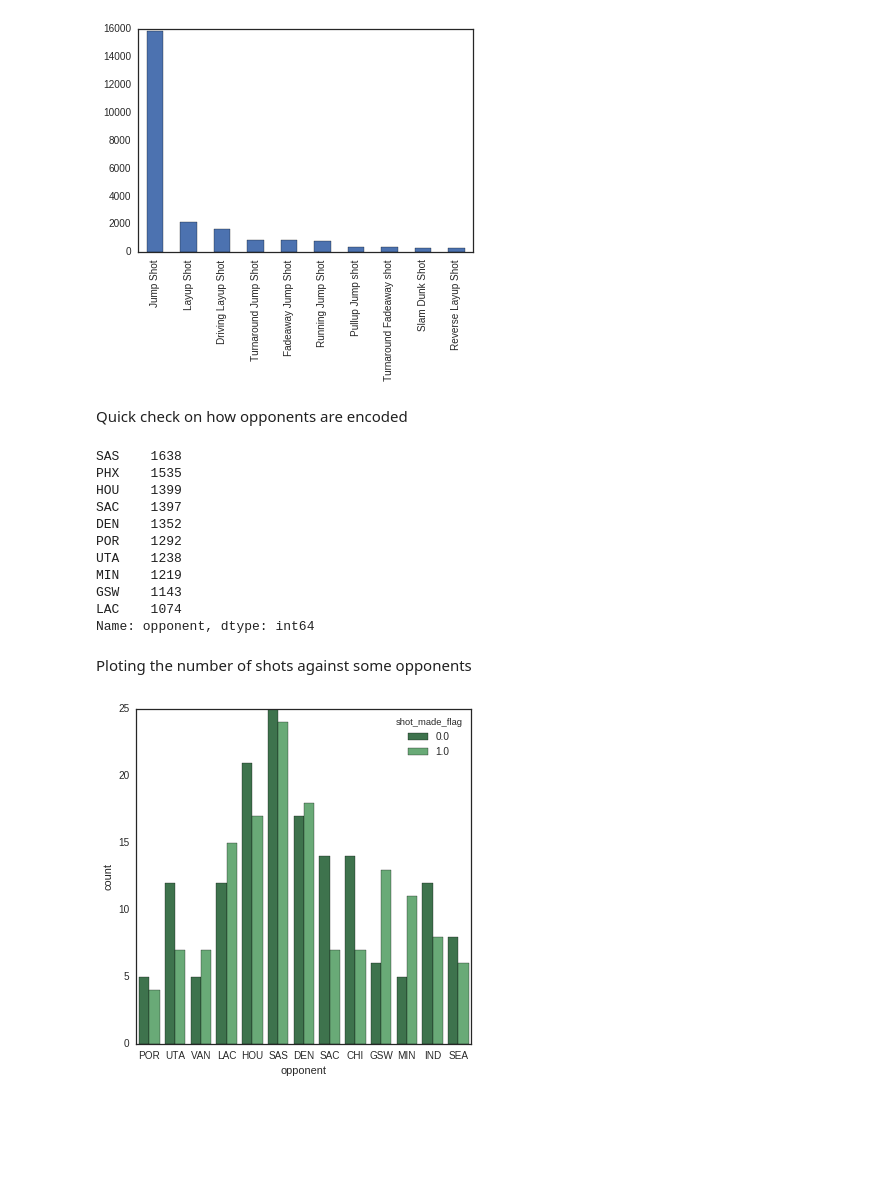
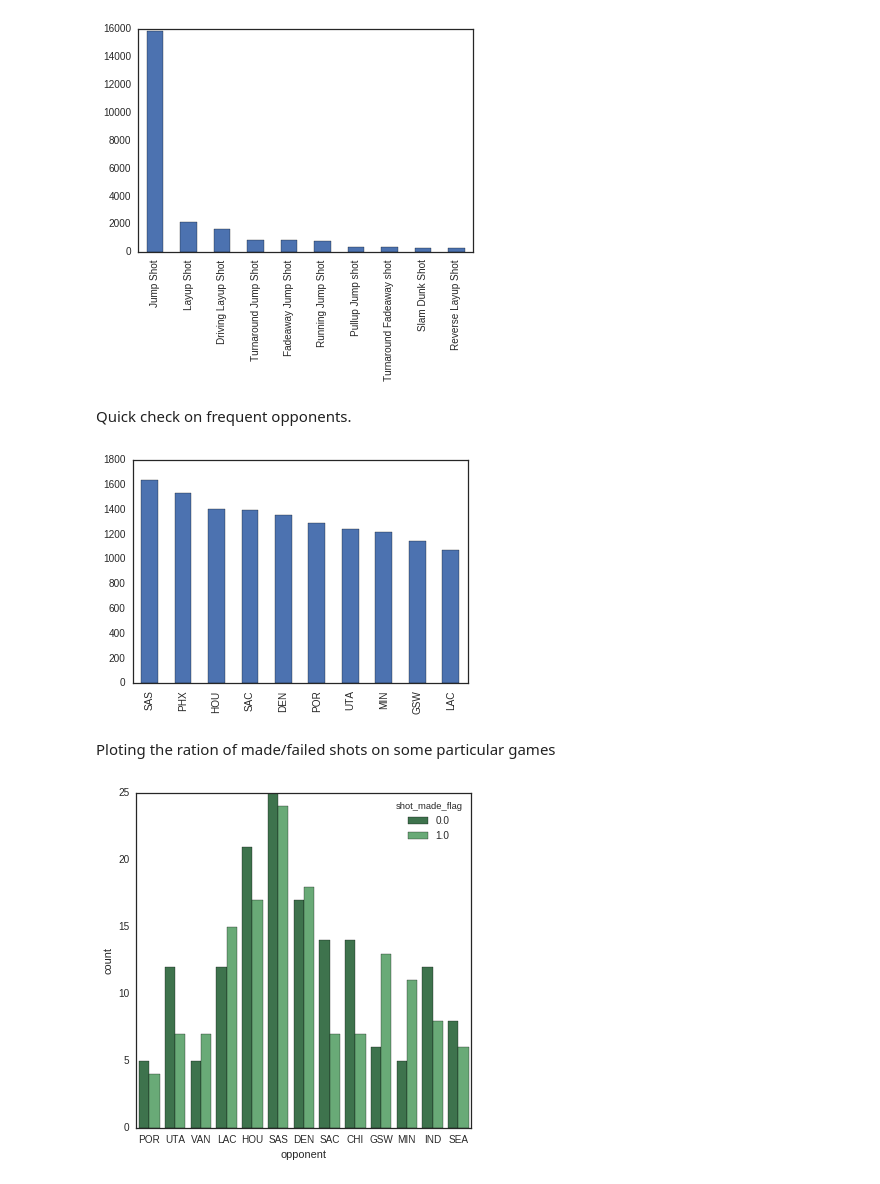
Before and after one commit to jofrisch/Kobe, a Jupyter notebook: Kobe Bryant.ipynb, the cells around one changed output. Cells and saved outputs as stored; diff of their text form; code cells hidden in the pictures; blank space fills up the shorter version.

```diff
--- a/Kobe Bryant.ipynb
+++ b/Kobe Bryant.ipynb
@@ -62,23 +56,13 @@ df_data['action_type'].value_counts()[:10].plot(kind='bar');
 # %% [output]
 [figure]
 # %% [markdown]
-Quick check on how opponents are encoded
+Quick check on frequent opponents.
 # %%
-df_data['opponent'].value_counts()[:10]
+df_data['opponent'].value_counts()[:10].plot(kind='bar');
 # %% [output]
-SAS    1638
-PHX    1535
-HOU    1399
-SAC    1397
-DEN    1352
-POR    1292
-UTA    1238
-MIN    1219
-GSW    1143
-LAC    1074
-Name: opponent, dtype: int64
+[figure, added]
 # %% [markdown]
-Ploting the number of shots against some opponents
+Ploting the ration of made/failed shots on some particular games
 # %%
 plt.rcParams['figure.figsize'] = (6.0, 6.0) # set figure sizes
 sns.countplot(x='opponent', hue='shot_made_flag', data=df_data[:300], palette='Greens_d');
```
Also changed, not shown: parts of 11 cells of this notebook.
